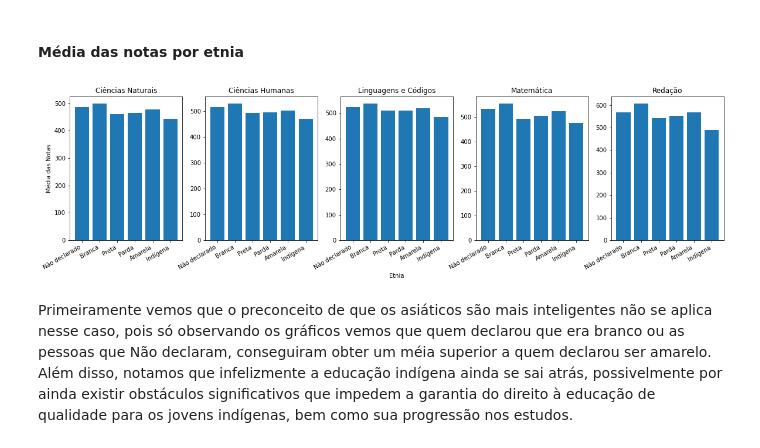
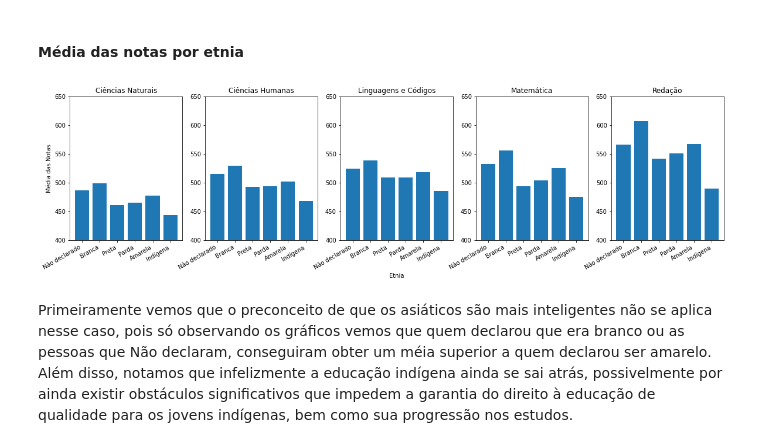
Before and after one commit to Bissiatti/Analise_dados_ENEM, a Jupyter notebook: Intro_Crisp_DM.ipynb, the cells around one changed output. Drawn from its saved outputs; the diff is of its cells as text; code cells hidden in the pictures.

```diff
--- a/Intro_Crisp_DM.ipynb
+++ b/Intro_Crisp_DM.ipynb
@@ -119,12 +117,12 @@ dic = pd.read_excel('Dicionário_Microdados_Enem_2019.xlsx' )
 #df = pd.read_csv("MICRODADOS_ENEM_2019.csv",sep=";",encoding = "ISO-8859-1",decimal=",")
 #df.head()
 
-df = dd.read_csv("MICRODADOS_ENEM_2019.csv",sep=";",encoding = "ISO-8859-1",dtype={'NU_IDADE': 'float64'})
-# df = dd.read_csv("MICRODADOS_ENEM_2019.csv",sep=";",encoding = "ISO-8859-1",dtype={'NU_IDADE': 'float64',
-#                                                                                    'CO_MUNICIPIO_NASCIMENTO':'float64',
-#                                                                                    'CO_UF_NASCIMENTO':'float64',
-#                                                                                    'NO_MUNICIPIO_ESC':'object',
-#                                                                                    'SG_UF_ESC':'object'})
+# df = dd.read_csv("MICRODADOS_ENEM_2019.csv",sep=";",encoding = "ISO-8859-1",dtype={'NU_IDADE': 'float64'})
+df = dd.read_csv("MICRODADOS_ENEM_2019.csv",sep=";",encoding = "ISO-8859-1",dtype={'NU_IDADE': 'float64',
+                                                                                   'CO_MUNICIPIO_NASCIMENTO':'float64',
+                                                                                   'CO_UF_NASCIMENTO':'float64',
+                                                                                   'NO_MUNICIPIO_ESC':'object',
+                                                                                   'SG_UF_ESC':'object'})
 
 df.head()
 # %% [output]
@@ -357,6 +355,6 @@ for i in range(5):
 plt.xlabel("Unidade Federativa")
 plt.ylabel("Média das Notas")
 plt.legend(title)
-plt.rcParams["figure.figsize"] = (30,5)
+plt.rcParams["figure.figsize"] = (10,10)
 plt.show()
 # %% [output]
@@ -843,7 +841,7 @@ years = [
 # %%
 fig, x = plt.subplots(nrows=1, ncols=5, figsize=(20,5))
 
-for i in range(4):
+for i in range(5):
     xlabel = sorted(dict(years[i]))
     y = list()
     for j in xlabel:
@@ -852,7 +850,7 @@ for i in range(4):
     x[i].set_title(title[i])
 
 
-x[1].set_xlabel("Idade")
+x[2].set_xlabel("Idade")
 x[0].set_ylabel("Média das Notas")
 plt.show()
 # %% [output]
@@ -872,24 +870,25 @@ etnia = [
 # %%
 xlabel = ['Não declarado','Branca','Preta','Parda','Amarela','Indígena']
 title = ['Ciências Naturais','Ciências Humanas','Linguagens e Códigos','Matemática','Redação']
 
 fig, x = plt.subplots(nrows=1, ncols=5, figsize=(20,5))
 
 
 for i in range(5):
     y = list()
     for j in range(6):
         y.append(etnia[i][j])
     x[i].bar(xlabel,y)
     x[i].set_title(title[i])
+    x[i].set_ylim([400,650])
 
 
 x[2].set_xlabel("Etnia")
 x[0].set_ylabel("Média das Notas")
 plt.gcf().autofmt_xdate()
 plt.show()
 # %% [output]
-[figure, old version]
+[figure, new version]
 # %% [markdown]
 Primeiramente vemos que o preconceito de que os asiáticos são mais inteligentes não se aplica nesse caso, pois só observando os gráficos vemos que quem declarou que era branco ou as pessoas que Não declaram, conseguiram obter um méia superior a quem declarou ser amarelo. Além disso, notamos que infelizmente a educação indígena ainda se sai atrás, possivelmente por ainda existir obstáculos significativos que impedem a garantia do direito à educação de qualidade para os jovens indígenas, bem como sua progressão nos estudos.
 # %% [markdown]
```
Also changed, not shown: parts of 55 cells of this notebook.
